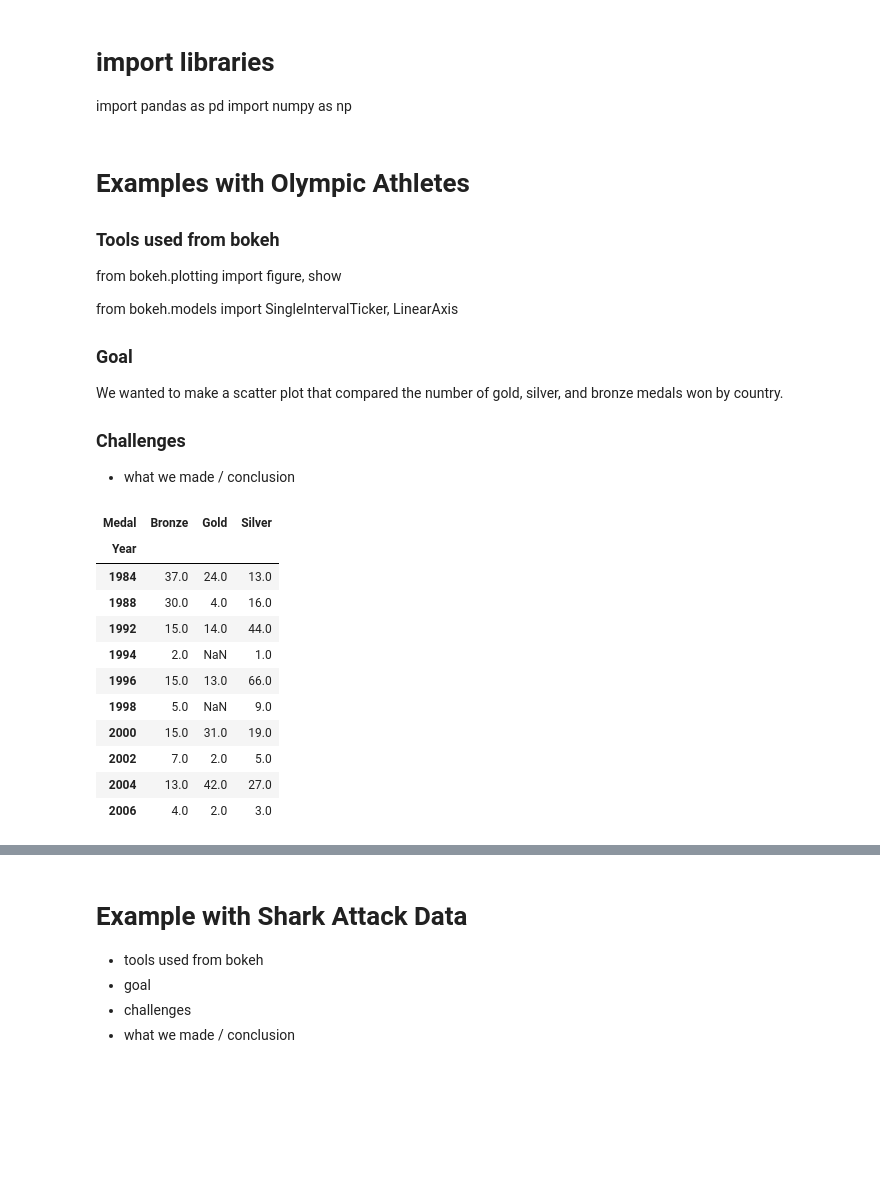
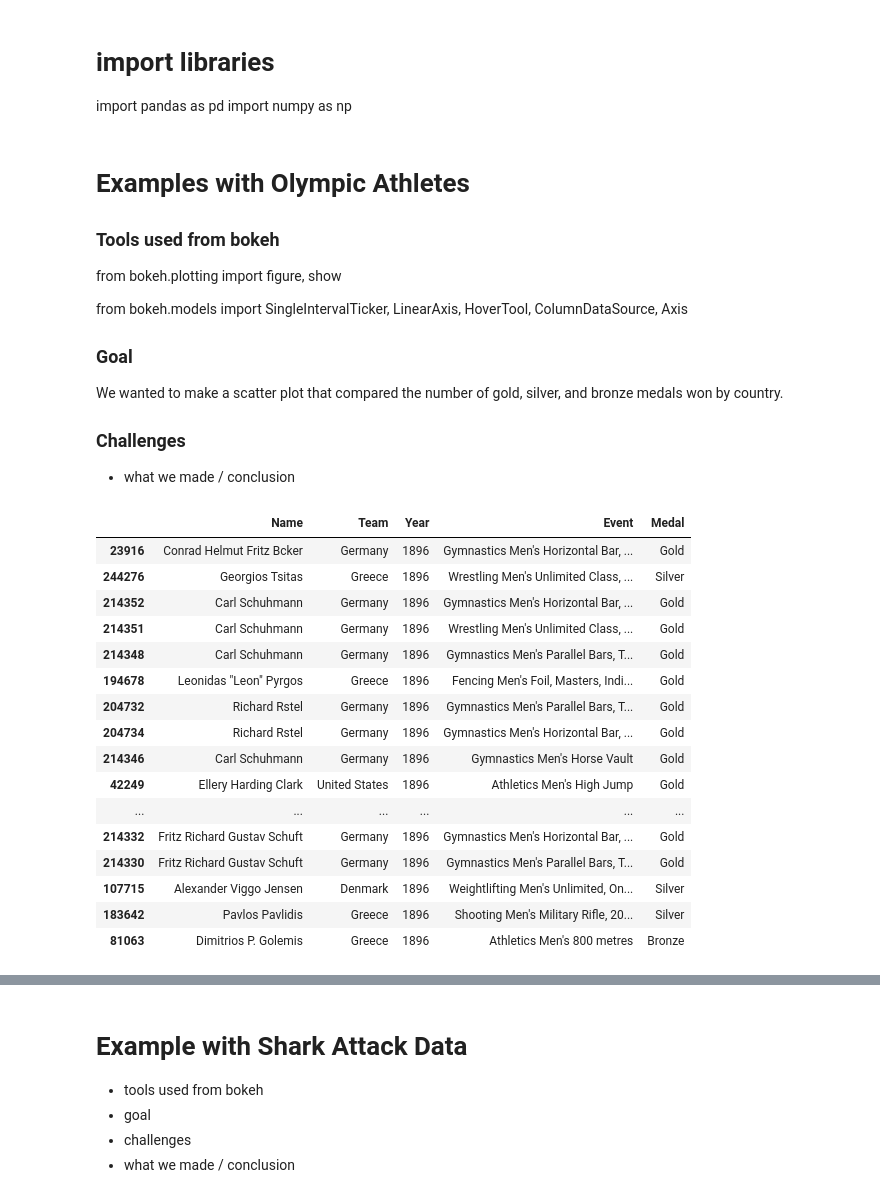
Before and after one commit to lunacatalan/bokeh-how-to, a Jupyter notebook: nbs/tutorial.ipynb, the cells around one changed output, grey strips where cells are left out. Cells and saved outputs as stored; diff of their text form; code cells hidden in the pictures; blank space fills up the shorter version.

```diff
--- a/nbs/tutorial.ipynb
+++ b/nbs/tutorial.ipynb
@@ -64,7 +64,7 @@ import numpy as np
 ### Tools used from bokeh
 from bokeh.plotting import figure, show
 
-from bokeh.models import SingleIntervalTicker, LinearAxis
+from bokeh.models import SingleIntervalTicker, LinearAxis, HoverTool, ColumnDataSource, Axis
 
 ### Goal
 We wanted to make a scatter plot that compared the number of gold, silver, and bronze medals won by country.
@@ -74,38 +74,41 @@ We wanted to make a scatter plot that compared the number of gold, silver, and b
 # %%
 # choose data
 olympic_athletes = pd.read_csv('../data/Olympic_Athletes/athlete_events.csv')
 
 # make subset of data with only the medaling teams
 olympic_subset = olympic_athletes[
     ['Name', 'Team', 'Year', 'Event', 'Medal']
-].dropna() # drop rows with na values
+].dropna().sort_values(by = 'Year') # drop rows with na values
 
 # # group the data
 # by_team = olympic_subset.groupby([pd.Grouper(key = 'Year'),
 #                                  pd.Grouper(key = 'Medal'),
 #                                  pd.Grouper(key = 'Team')]).count()
 
 # by_team.head(10)
 
 # select one country
 china_medals = olympic_subset.loc[olympic_subset['Team'] == 'China'].groupby([pd.Grouper(key = 'Year'),
                                                                               pd.Grouper(key = 'Medal')]).count()
 
 china_pivot = china_medals.pivot_table(index = 'Year',
                                        columns = 'Medal',
                                        values = 'Name')
-
-china_pivot.head(10)
 # %% [output]
-| Medal | Bronze | Gold | Silver |
-| Year |  |  |  |
-| 1984 | 37.0 | 24.0 | 13.0 |
-| 1988 | 30.0 | 4.0 | 16.0 |
-| 1992 | 15.0 | 14.0 | 44.0 |
-| 1994 | 2.0 | NaN | 1.0 |
-| 1996 | 15.0 | 13.0 | 66.0 |
-| 1998 | 5.0 | NaN | 9.0 |
-| 2000 | 15.0 | 31.0 | 19.0 |
-| 2002 | 7.0 | 2.0 | 5.0 |
-| 2004 | 13.0 | 42.0 | 27.0 |
-| 2006 | 4.0 | 2.0 | 3.0 |
+|  | Name | Team | Year | Event | Medal |
+| 23916 | Conrad Helmut Fritz Bcker | Germany | 1896 | Gymnastics Men's Horizontal Bar, ... | Gold |
+| 244276 | Georgios Tsitas | Greece | 1896 | Wrestling Men's Unlimited Class, ... | Silver |
+| 214352 | Carl Schuhmann | Germany | 1896 | Gymnastics Men's Horizontal Bar, ... | Gold |
+| 214351 | Carl Schuhmann | Germany | 1896 | Wrestling Men's Unlimited Class, ... | Gold |
+| 214348 | Carl Schuhmann | Germany | 1896 | Gymnastics Men's Parallel Bars, T... | Gold |
+| 194678 | Leonidas "Leon" Pyrgos | Greece | 1896 | Fencing Men's Foil, Masters, Indi... | Gold |
+| 204732 | Richard Rstel | Germany | 1896 | Gymnastics Men's Parallel Bars, T... | Gold |
+| 204734 | Richard Rstel | Germany | 1896 | Gymnastics Men's Horizontal Bar, ... | Gold |
+| 214346 | Carl Schuhmann | Germany | 1896 | Gymnastics Men's Horse Vault | Gold |
+| 42249 | Ellery Harding Clark | United States | 1896 | Athletics Men's High Jump | Gold |
+| ... | ... | ... | ... | ... | ... |
+| 214332 | Fritz Richard Gustav Schuft | Germany | 1896 | Gymnastics Men's Horizontal Bar, ... | Gold |
+| 214330 | Fritz Richard Gustav Schuft | Germany | 1896 | Gymnastics Men's Parallel Bars, T... | Gold |
+| 107715 | Alexander Viggo Jensen | Denmark | 1896 | Weightlifting Men's Unlimited, On... | Silver |
+| 183642 | Pavlos Pavlidis | Greece | 1896 | Shooting Men's Military Rifle, 20... | Silver |
+| 81063 | Dimitrios P. Golemis | Greece | 1896 | Athletics Men's 800 metres | Bronze |
```
Also changed, not shown: parts of 12 cells of this notebook.
